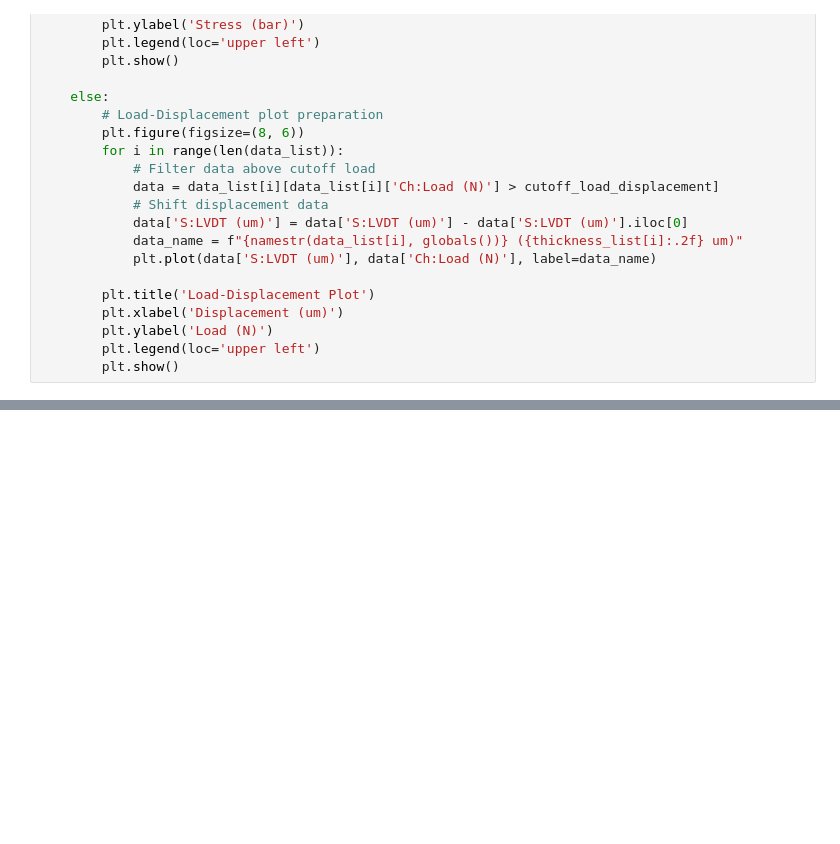
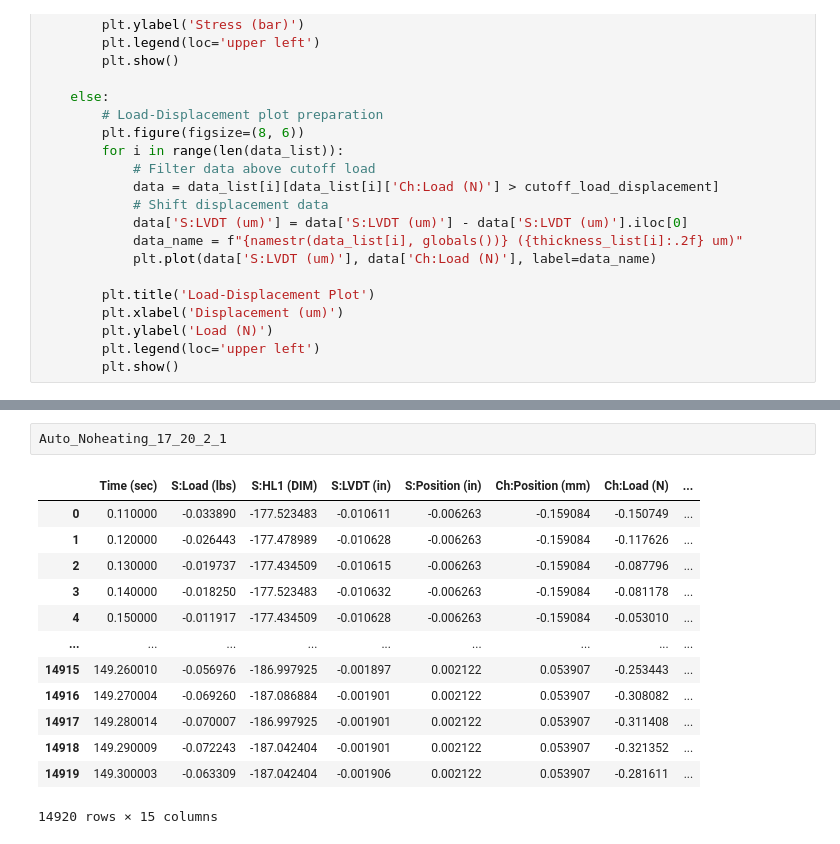
Before and after one commit to Toniaac/hte-data-processing, a Jupyter notebook: Data_processing_extraction.ipynb, the cells around one changed output, grey strips where cells are left out. Cells and saved outputs as stored; diff of their text form; blank space fills up the shorter version.

```diff
--- a/Data_processing_extraction.ipynb
+++ b/Data_processing_extraction.ipynb
@@ -310,3 +310,19 @@ def propertyDataFile():
     propertyData = pd.DataFrame(propertyData)
     propertyData = propertyData.sort_values('Concentration')
     propertyData.to_csv('property_data.csv', index=False)
+# %%
+Auto_Noheating_17_20_2_1
+# %% [output]
+|  | Time (sec) | S:Load (lbs) | S:HL1 (DIM) | S:LVDT (in) | S:Position (in) | Ch:Position (mm) | Ch:Load (N) | ... |
+| 0 | 0.110000 | -0.033890 | -177.523483 | -0.010611 | -0.006263 | -0.159084 | -0.150749 | ... |
+| 1 | 0.120000 | -0.026443 | -177.478989 | -0.010628 | -0.006263 | -0.159084 | -0.117626 | ... |
+| 2 | 0.130000 | -0.019737 | -177.434509 | -0.010615 | -0.006263 | -0.159084 | -0.087796 | ... |
+| 3 | 0.140000 | -0.018250 | -177.523483 | -0.010632 | -0.006263 | -0.159084 | -0.081178 | ... |
+| 4 | 0.150000 | -0.011917 | -177.434509 | -0.010628 | -0.006263 | -0.159084 | -0.053010 | ... |
+| ... | ... | ... | ... | ... | ... | ... | ... | ... |
+| 14915 | 149.260010 | -0.056976 | -186.997925 | -0.001897 | 0.002122 | 0.053907 | -0.253443 | ... |
+| 14916 | 149.270004 | -0.069260 | -187.086884 | -0.001901 | 0.002122 | 0.053907 | -0.308082 | ... |
+| 14917 | 149.280014 | -0.070007 | -186.997925 | -0.001901 | 0.002122 | 0.053907 | -0.311408 | ... |
+| 14918 | 149.290009 | -0.072243 | -187.042404 | -0.001901 | 0.002122 | 0.053907 | -0.321352 | ... |
+| 14919 | 149.300003 | -0.063309 | -187.042404 | -0.001906 | 0.002122 | 0.053907 | -0.281611 | ... |
+14920 rows × 15 columns
```
Also changed, not shown: parts of 2 cells of this notebook.
